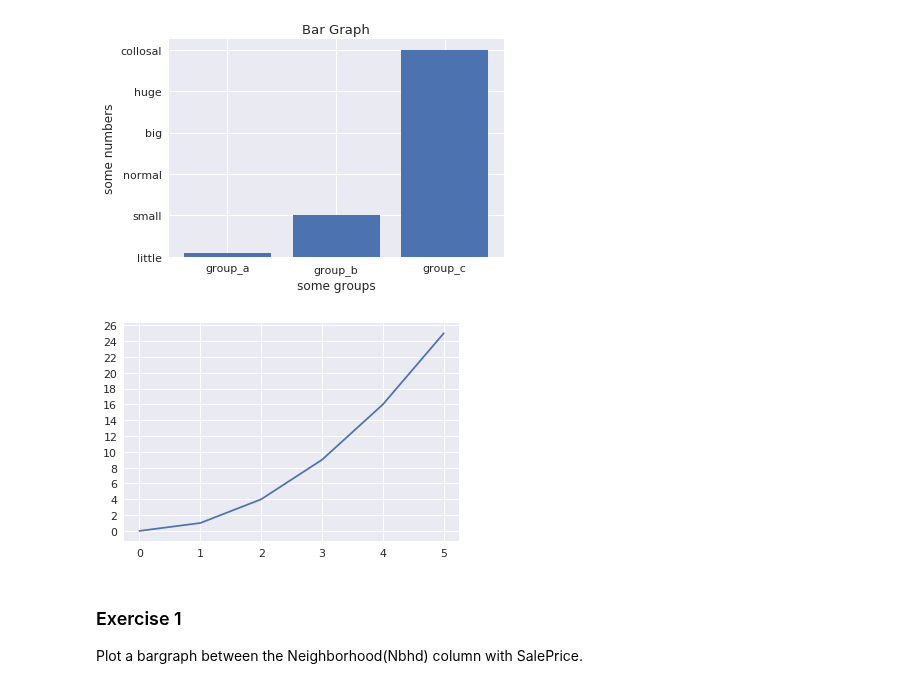
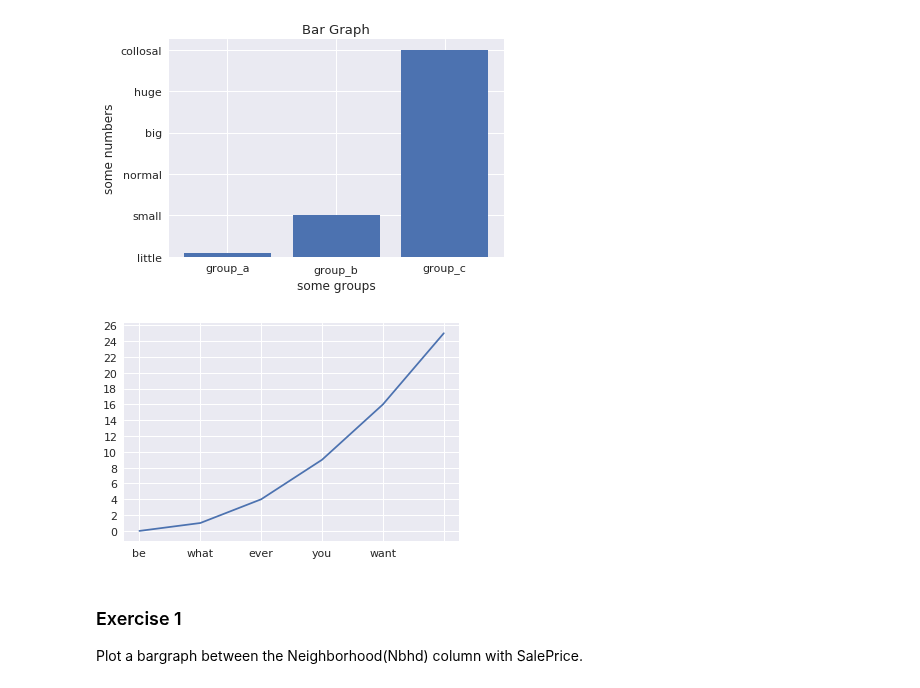
Before and after one commit to SUSA-org/Fall-2018-Career-Exploration, a Jupyter notebook: Lectures/Lecture8/data.ipynb, the cells around one changed output. Cells and saved outputs as stored; diff of their text form; code cells hidden in the pictures.

```diff
--- a/Lectures/Lecture8/data.ipynb
+++ b/Lectures/Lecture8/data.ipynb
@@ -844,11 +844,11 @@ plt.show()
 # %%
 #Example with both yticks and xticks.
 plt.plot([0, 1, 2, 3, 4, 5], [0, 1, 4, 9, 16, 25])
 plt.yticks(np.arange(0, 28, 2))
-plt.xticks(np.arange(0, 6, 1))
+plt.xticks(np.arange(0, 6, 1), ['be', 'what', 'ever', 'you', 'want'])
 plt.show()
 # %% [output]
-[figure, old version]
+[figure, new version]
 # %% [markdown]
 ### Exercise 1
 
```
